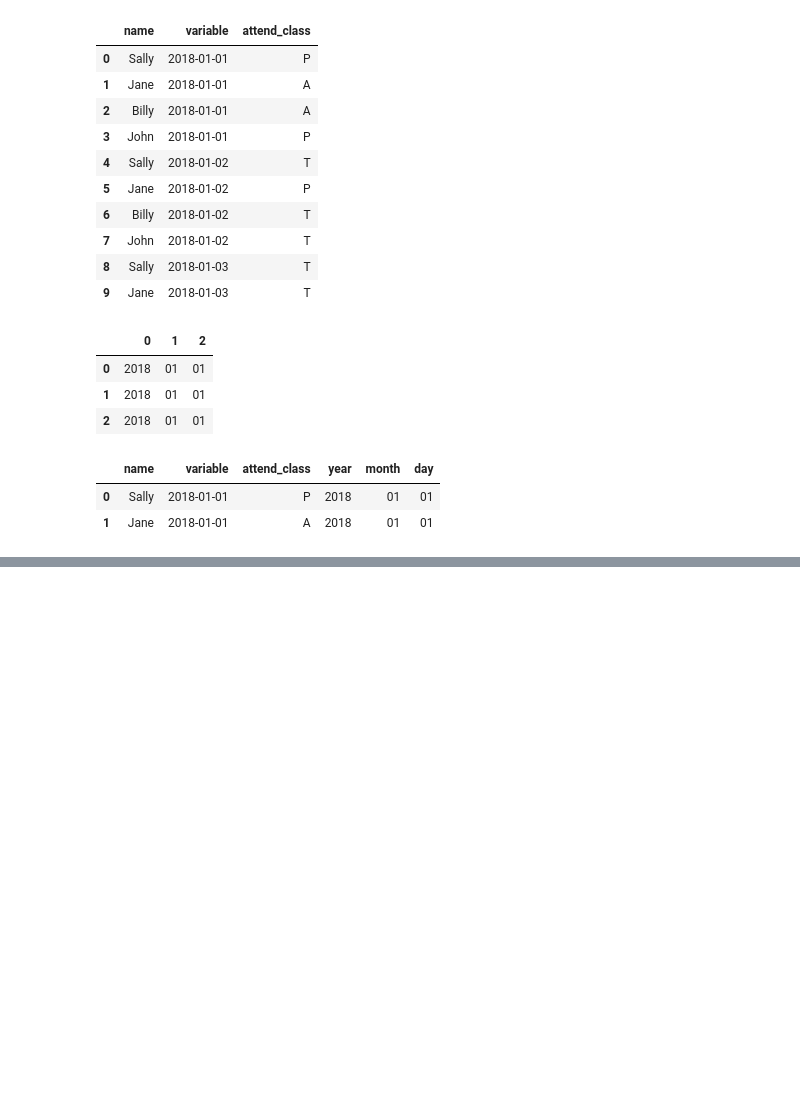
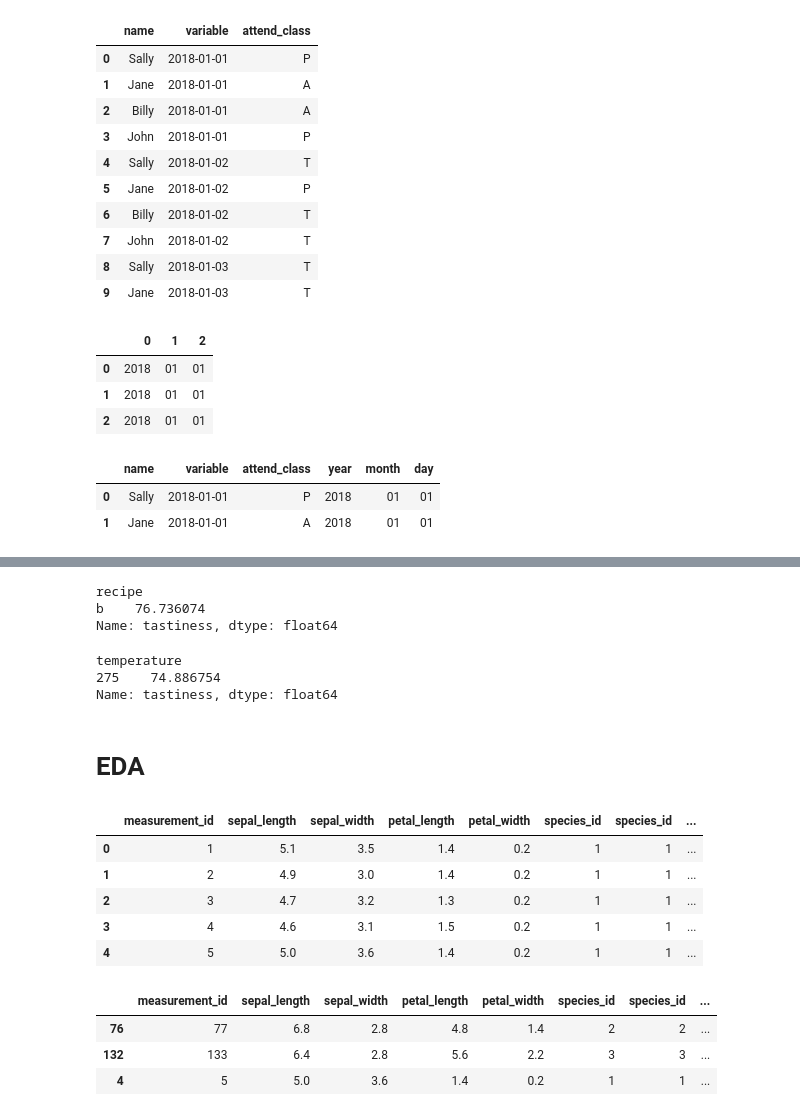
Before and after one commit to MigashaneVictoire/classification-exercises, a Jupyter notebook: classification_exercises.ipynb, the cells around one changed output, grey strips where cells are left out. Drawn from its saved outputs; the diff is of its cells as text; code cells hidden in the pictures; blank space fills up the shorter version.

```diff
--- a/classification_exercises.ipynb
+++ b/classification_exercises.ipynb
@@ -577,0 +565,27 @@ Name: tastiness, dtype: float64
+# %%
+# Which recipe, on average, is the best?
+cake_recipes.groupby("recipe").tastiness.agg("mean").sort_values().tail(1)
+# %% [output]
+recipe
+b    76.736074
+Name: tastiness, dtype: float64
+# %%
+# Which oven temperature, on average, produces the best results?
+cake_recipes.groupby("temperature").tastiness.agg("mean").sort_values().tail(1)
+# %% [output]
+temperature
+275    74.886754
+Name: tastiness, dtype: float64
+# %% [markdown]
+# EDA
+# %%
+# acquire data
+iris = acquire.get_iris_data()
+iris.head()
+# %% [output]
+|  | measurement_id | sepal_length | sepal_width | petal_length | petal_width | species_id | species_id | ... |
+| 0 | 1 | 5.1 | 3.5 | 1.4 | 0.2 | 1 | 1 | ... |
+| 1 | 2 | 4.9 | 3.0 | 1.4 | 0.2 | 1 | 1 | ... |
+| 2 | 3 | 4.7 | 3.2 | 1.3 | 0.2 | 1 | 1 | ... |
+| 3 | 4 | 4.6 | 3.1 | 1.5 | 0.2 | 1 | 1 | ... |
+| 4 | 5 | 5.0 | 3.6 | 1.4 | 0.2 | 1 | 1 | ... |
@@ -577,0 +596,7 @@ Name: tastiness, dtype: float64
+# %%
+train.head(3)
+# %% [output]
+|  | measurement_id | sepal_length | sepal_width | petal_length | petal_width | species_id | species_id | ... |
+| 76 | 77 | 6.8 | 2.8 | 4.8 | 1.4 | 2 | 2 | ... |
+| 132 | 133 | 6.4 | 2.8 | 5.6 | 2.2 | 3 | 3 | ... |
+| 4 | 5 | 5.0 | 3.6 | 1.4 | 0.2 | 1 | 1 | ... |
```
Also changed, not shown: parts of 64 cells of this notebook.
